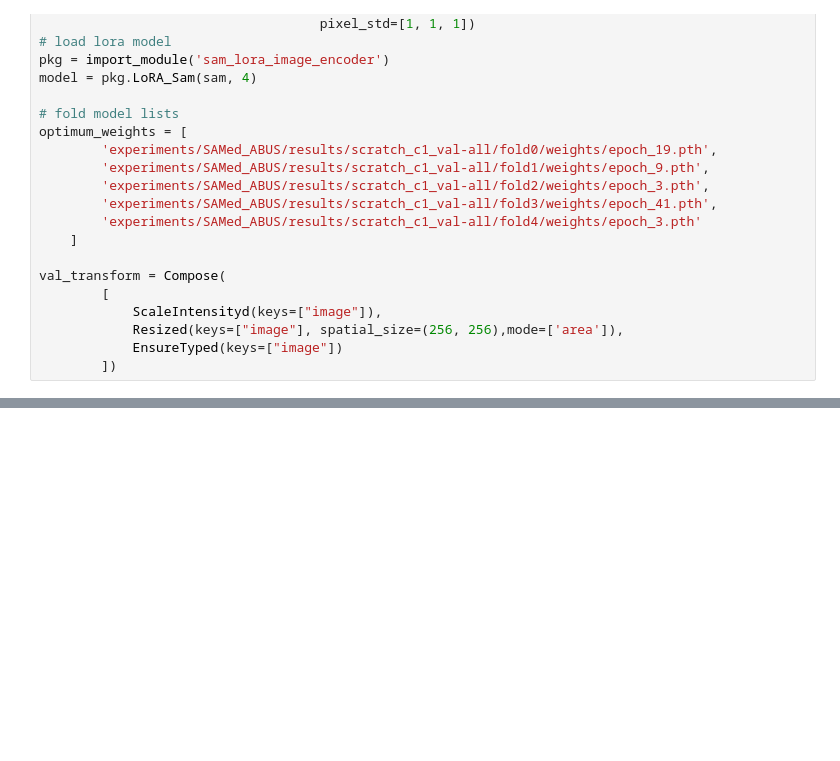
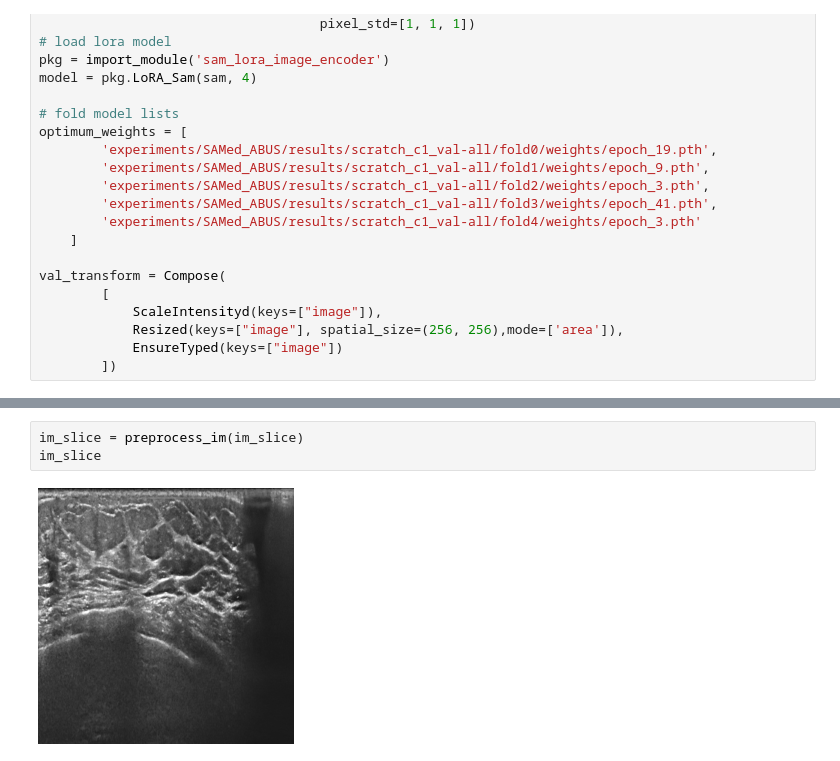
Before and after one commit to VICTORIA-project/tdsc_abus23, a Jupyter notebook: experiments/inference/segmentation/playground.ipynb, the cells around one changed output, grey strips where cells are left out. Cells and saved outputs as stored; diff of their text form; blank space fills up the shorter version.

```diff
--- a/experiments/inference/segmentation/playground.ipynb
+++ b/experiments/inference/segmentation/playground.ipynb
@@ -370,0 +435,5 @@ for sample_batch in valloader: # get some slides
+# %%
+im_slice = preprocess_im(im_slice)
+im_slice
+# %% [output]
+[figure, added]
```
Also changed, not shown: parts of 18 cells of this notebook, 2 other files.
